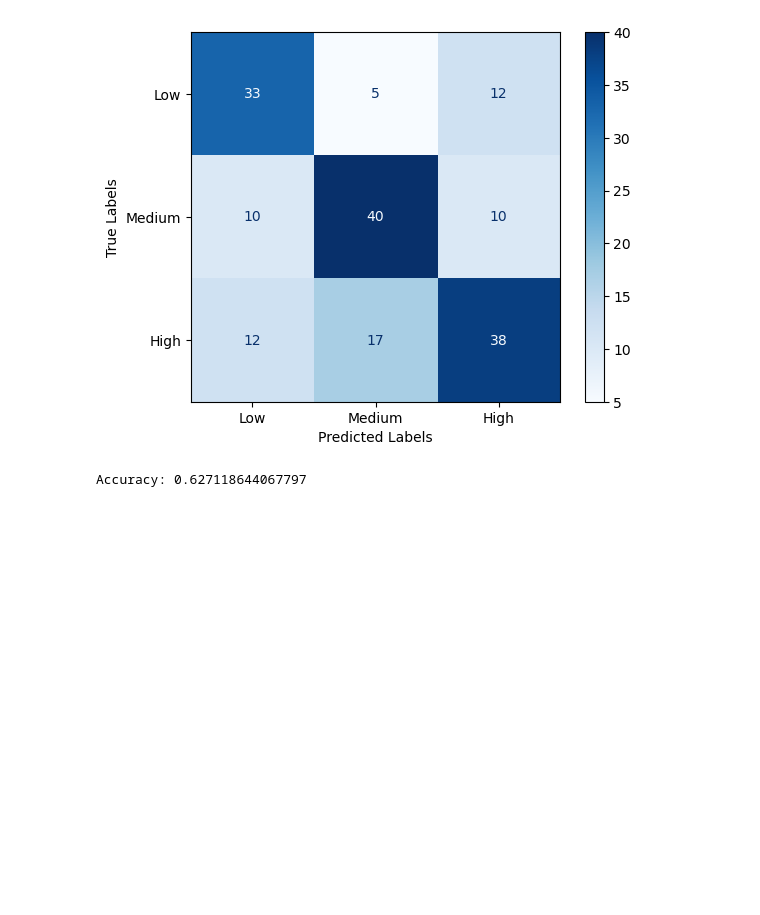
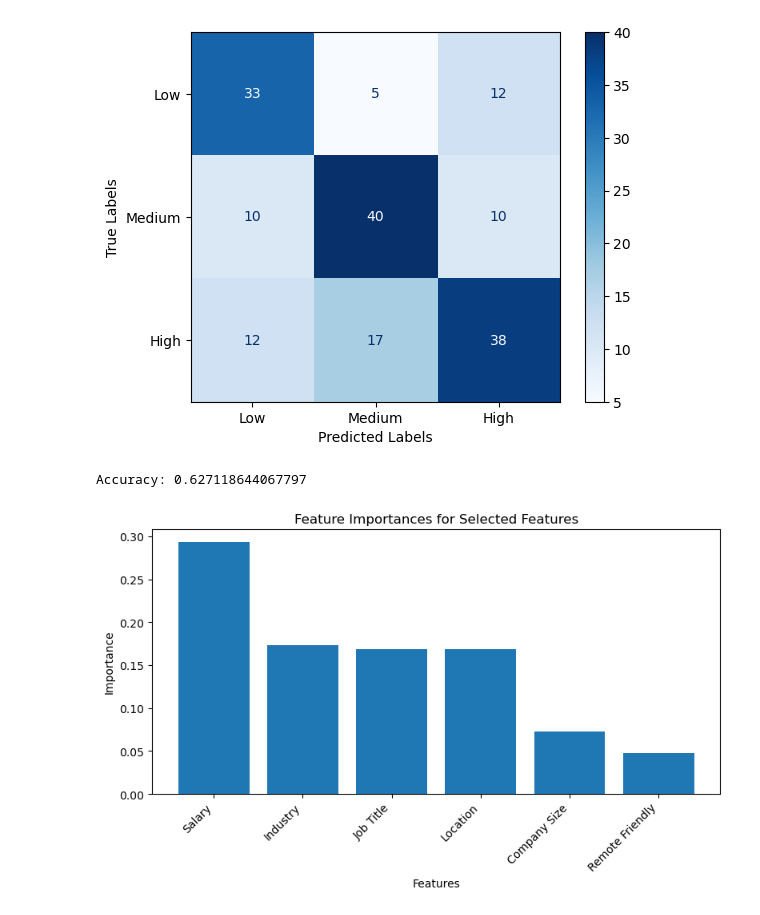
Before and after one commit to Augustus-Vidal/Job-Automation-Prediction, a Jupyter notebook: Workspaces/Augustus/RFC with Visuals.ipynb, the cells around one changed output. Cells and saved outputs as stored; diff of their text form; code cells hidden in the pictures; blank space fills up the shorter version.

```diff
--- a/Workspaces/Augustus/RFC with Visuals.ipynb
+++ b/Workspaces/Augustus/RFC with Visuals.ipynb
@@ -331,3 +324,40 @@ print(f"Accuracy: {accuracy:.15f}")
 Simulated Accuracy: 0.63
 [figure]
 Accuracy: 0.627118644067797
+# %%
+import matplotlib.pyplot as plt
+
+# Extract feature importances from the trained RandomForest model
+# Assuming rfc is the trained RandomForestClassifier and we want selected features only
+
+# Features of interest
+selected_features = ['Job Title', 'Industry', 'Salary', 'Location', 'Remote Friendly', 'Company Size']
+
+# Map the original feature names to importances
+feature_importances = rfc.feature_importances_  # Assuming `rfc` is defined in the notebook context
+all_features = ['Job Title', 'Industry', 'Company Size', 'Location', 'AI Adoption Level', 'Salary', 'Remote Friendly']
+
+# Create a dictionary of feature names and importances
+importance_dict = {feature: importance for feature, importance in zip(all_features, feature_importances)}
+
+# Filter to only selected features
+selected_importances = [importance_dict[feature] for feature in selected_features]
+
+# Sort selected features by importance
+sorted_idx = sorted(range(len(selected_importances)), key=lambda k: selected_importances[k], reverse=True)
+sorted_selected_features = [selected_features[i] for i in sorted_idx]
+sorted_selected_importances = [selected_importances[i] for i in sorted_idx]
+
+# Plotting feature importance for selected features
+plt.figure(figsize=(8, 5))
+plt.bar(range(len(sorted_selected_features)), sorted_selected_importances, align='center')
+plt.xticks(range(len(sorted_selected_features)), sorted_selected_features, rotation=45, ha="right")
+plt.title("Feature Importances for Selected Features")
+plt.xlabel("Features")
+plt.ylabel("Importance")
+
+# Display the plot
+plt.tight_layout()
+plt.show()
+# %% [output]
+[figure, added]
```
Also changed, not shown: parts of 3 cells of this notebook, 6 other files.
